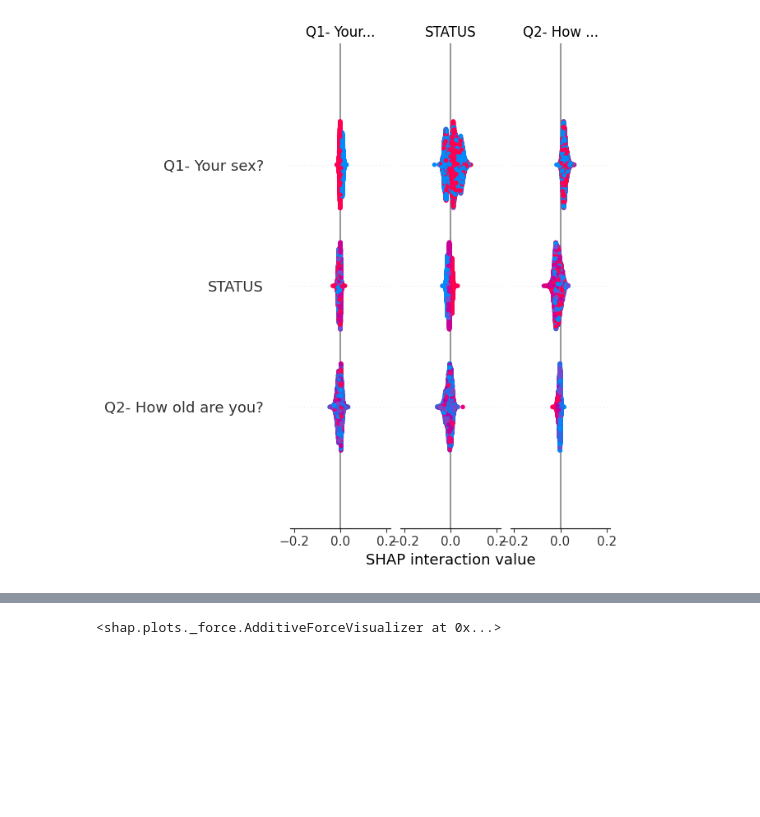
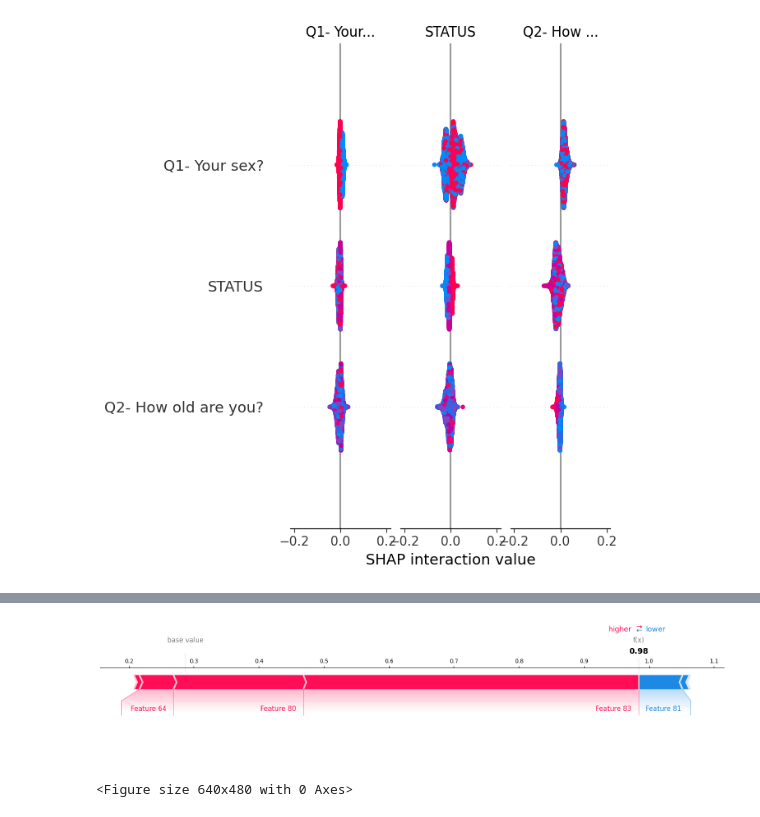
Before and after one commit to dilancroos/sl_predictors_xai, a Jupyter notebook: 01_shap.ipynb, the cells around one changed output, grey strips where cells are left out. Saved outputs shown, nothing was run; the diff lists cells and outputs as text; code cells hidden in the pictures; blank space fills up the shorter version.

Commit message:
Upd: SHAP with indv output

```diff
--- a/01_shap.ipynb
+++ b/01_shap.ipynb
@@ -316,5 +318,9 @@ Model error = 114.42434474877987
 # %%
 shap.plots.force(explainer.expected_value, shap_values[0, ...]) # shap_values[0, ...] is the SHAP values for the first instance in the dataset
 # ... is a numpy slice that means "all of the other axes"
+
+# save the plot to a file and display it
+shap.plots.force(explainer.expected_value, shap_values[0, ...], show=True, matplotlib=True)
 # %% [output]
+[figure, added]
-<shap.plots._force.AdditiveForceVisualizer at 0x...>
+<Figure size 640x480 with 0 Axes>
```
Also changed, not shown: parts of 5 cells of this notebook, 1 other file.
